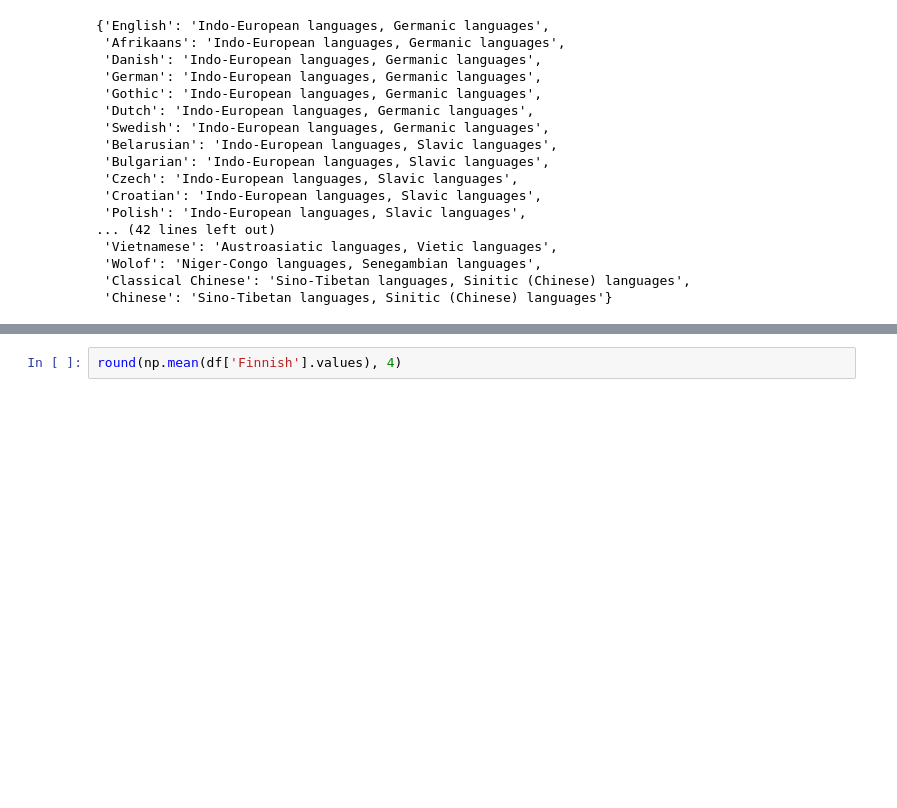
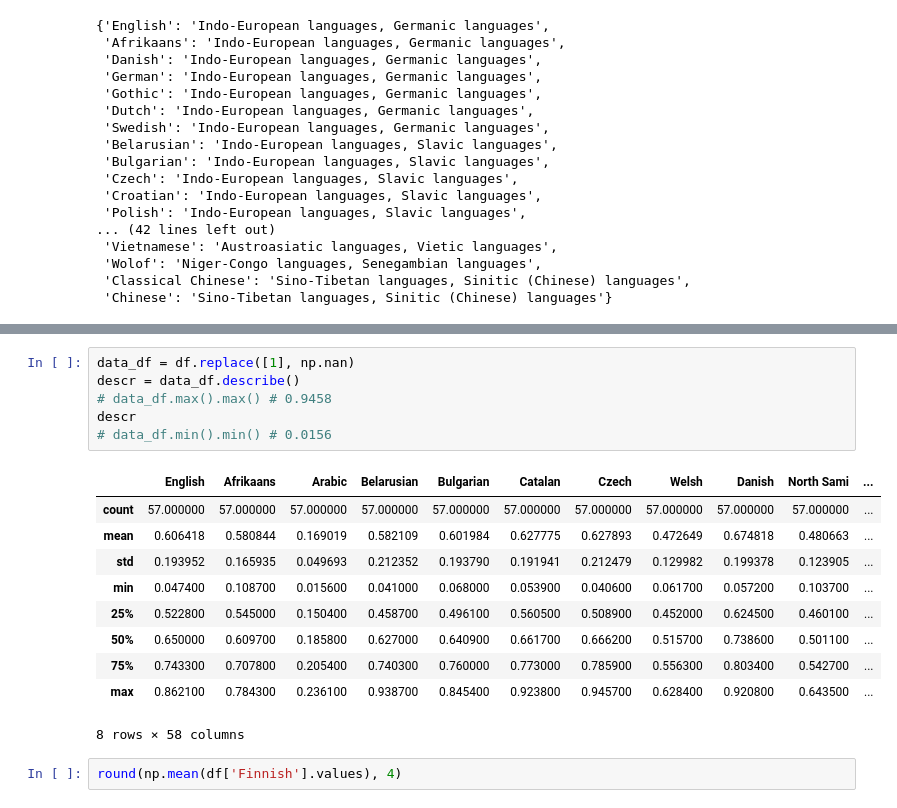
Before and after one commit to patriciagrau/wikipedia_article_analysis, a Jupyter notebook: lang_structures.ipynb, the cells around one changed output, grey strips where cells are left out. Cells and saved outputs as stored; diff of their text form; blank space fills up the shorter version.

```diff
--- a/lang_structures.ipynb
+++ b/lang_structures.ipynb
@@ -955,3 +979,20 @@ df.describe()
+# %%
+data_df = df.replace([1], np.nan)
+descr = data_df.describe()
+# data_df.max().max() # 0.9458
+descr
+# data_df.min().min() # 0.0156
+# %% [output]
+|  | English | Afrikaans | Arabic | Belarusian | Bulgarian | Catalan | Czech | Welsh | Danish | North Sami | ... |
+| count | 57.000000 | 57.000000 | 57.000000 | 57.000000 | 57.000000 | 57.000000 | 57.000000 | 57.000000 | 57.000000 | 57.000000 | ... |
+| mean | 0.606418 | 0.580844 | 0.169019 | 0.582109 | 0.601984 | 0.627775 | 0.627893 | 0.472649 | 0.674818 | 0.480663 | ... |
+| std | 0.193952 | 0.165935 | 0.049693 | 0.212352 | 0.193790 | 0.191941 | 0.212479 | 0.129982 | 0.199378 | 0.123905 | ... |
+| min | 0.047400 | 0.108700 | 0.015600 | 0.041000 | 0.068000 | 0.053900 | 0.040600 | 0.061700 | 0.057200 | 0.103700 | ... |
+| 25% | 0.522800 | 0.545000 | 0.150400 | 0.458700 | 0.496100 | 0.560500 | 0.508900 | 0.452000 | 0.624500 | 0.460100 | ... |
+| 50% | 0.650000 | 0.609700 | 0.185800 | 0.627000 | 0.640900 | 0.661700 | 0.666200 | 0.515700 | 0.738600 | 0.501100 | ... |
+| 75% | 0.743300 | 0.707800 | 0.205400 | 0.740300 | 0.760000 | 0.773000 | 0.785900 | 0.556300 | 0.803400 | 0.542700 | ... |
+| max | 0.862100 | 0.784300 | 0.236100 | 0.938700 | 0.845400 | 0.923800 | 0.945700 | 0.628400 | 0.920800 | 0.643500 | ... |
+8 rows × 58 columns
 # %%
 round(np.mean(df['Finnish'].values), 4)
 # %% [output]
```
Also changed, not shown: parts of 16 cells of this notebook, 13 other files.
